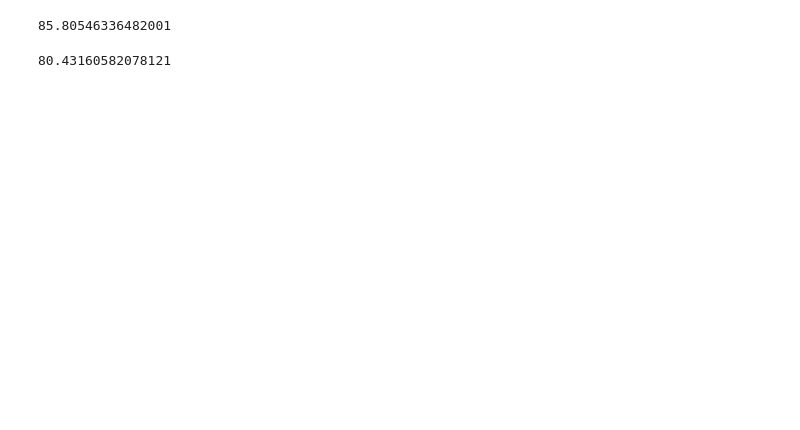
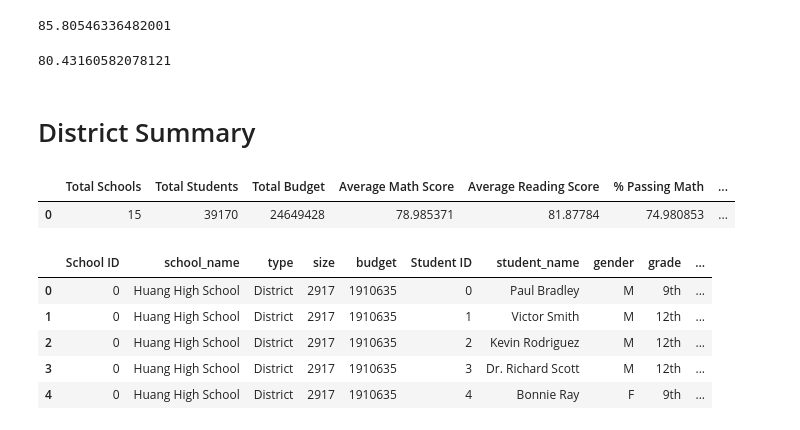
Before and after one commit to jamesa820/pandas-challenge, a Jupyter notebook: Homework/PyCitySchools/PyCity_Schools_HW.ipynb, the cells around one changed output. Drawn from its saved outputs; the diff is of its cells as text; code cells hidden in the pictures; blank space fills up the shorter version.

```diff
--- a/Homework/PyCitySchools/PyCity_Schools_HW.ipynb
+++ b/Homework/PyCitySchools/PyCity_Schools_HW.ipynb
@@ -132,2 +126,18 @@ overall_pass_rate
+# %% [markdown]
+# District Summary
+# %%
+District_summary_df
+# %% [output]
+|  | Total Schools | Total Students | Total Budget | Average Math Score | Average Reading Score | % Passing Math | ... |
+| 0 | 15 | 39170 | 24649428 | 78.985371 | 81.87784 | 74.980853 | ... |
 # %%
-#merge_df[['size','budget']].head()
+
+
+merge_df.head()
+# %% [output]
+|  | School ID | school_name | type | size | budget | Student ID | student_name | gender | grade | ... |
+| 0 | 0 | Huang High School | District | 2917 | 1910635 | 0 | Paul Bradley | M | 9th | ... |
+| 1 | 0 | Huang High School | District | 2917 | 1910635 | 1 | Victor Smith | M | 12th | ... |
+| 2 | 0 | Huang High School | District | 2917 | 1910635 | 2 | Kevin Rodriguez | M | 12th | ... |
+| 3 | 0 | Huang High School | District | 2917 | 1910635 | 3 | Dr. Richard Scott | M | 12th | ... |
+| 4 | 0 | Huang High School | District | 2917 | 1910635 | 4 | Bonnie Ray | F | 9th | ... |
```
Also changed, not shown: parts of 28 cells of this notebook.
